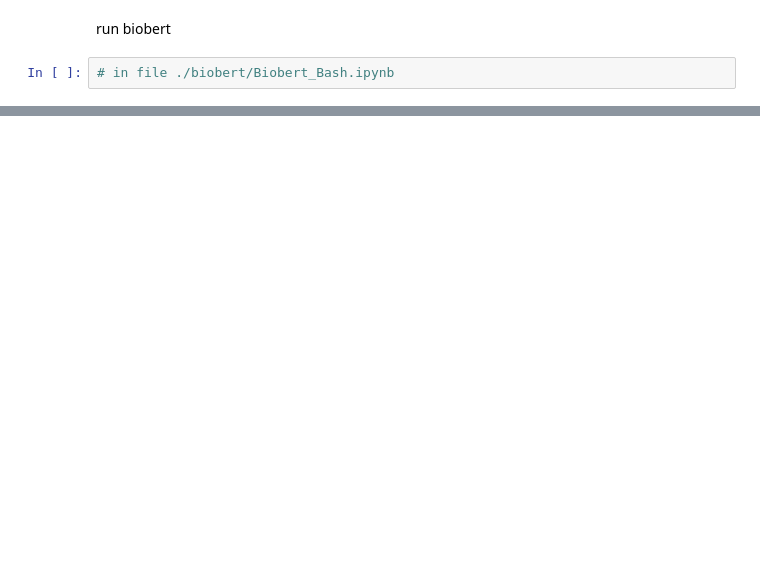
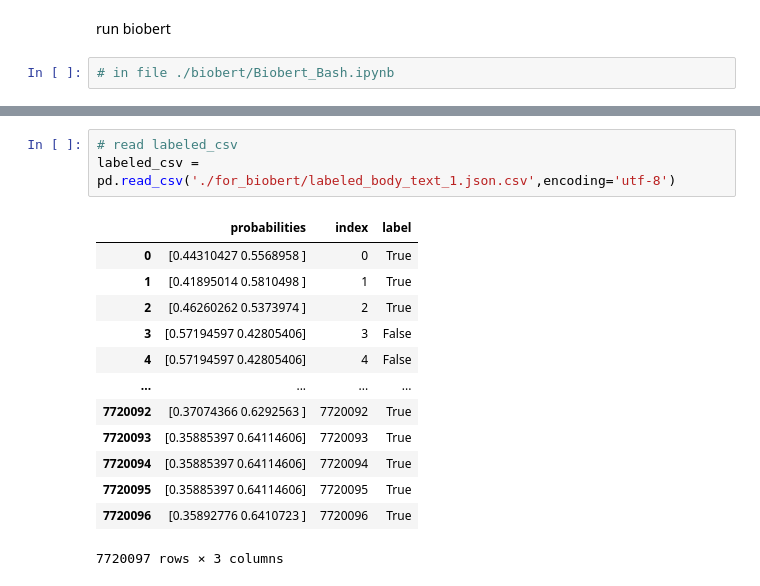
Before and after one commit to Qiming-Liu/Scientific-Articles-Retrieval-Tool, a Jupyter notebook: ie_script/4.Biobert.ipynb, the cells around one changed output, grey strips where cells are left out. Drawn from its saved outputs; the diff is of its cells as text; blank space fills up the shorter version.

```diff
--- a/ie_script/4.Biobert.ipynb
+++ b/ie_script/4.Biobert.ipynb
@@ -124,0 +136,17 @@ run biobert
+# %%
+# read labeled_csv
+labeled_csv = pd.read_csv('./for_biobert/labeled_body_text_1.json.csv',encoding='utf-8')
+# %% [output]
+|  | probabilities | index | label |
+| 0 | [0.44310427 0.5568958 ] | 0 | True |
+| 1 | [0.41895014 0.5810498 ] | 1 | True |
+| 2 | [0.46260262 0.5373974 ] | 2 | True |
+| 3 | [0.57194597 0.42805406] | 3 | False |
+| 4 | [0.57194597 0.42805406] | 4 | False |
+| ... | ... | ... | ... |
+| 7720092 | [0.37074366 0.6292563 ] | 7720092 | True |
+| 7720093 | [0.35885397 0.64114606] | 7720093 | True |
+| 7720094 | [0.35885397 0.64114606] | 7720094 | True |
+| 7720095 | [0.35885397 0.64114606] | 7720095 | True |
+| 7720096 | [0.35892776 0.6410723 ] | 7720096 | True |
+7720097 rows × 3 columns
```
Also changed, not shown: parts of 4 cells of this notebook, 2 other files.
